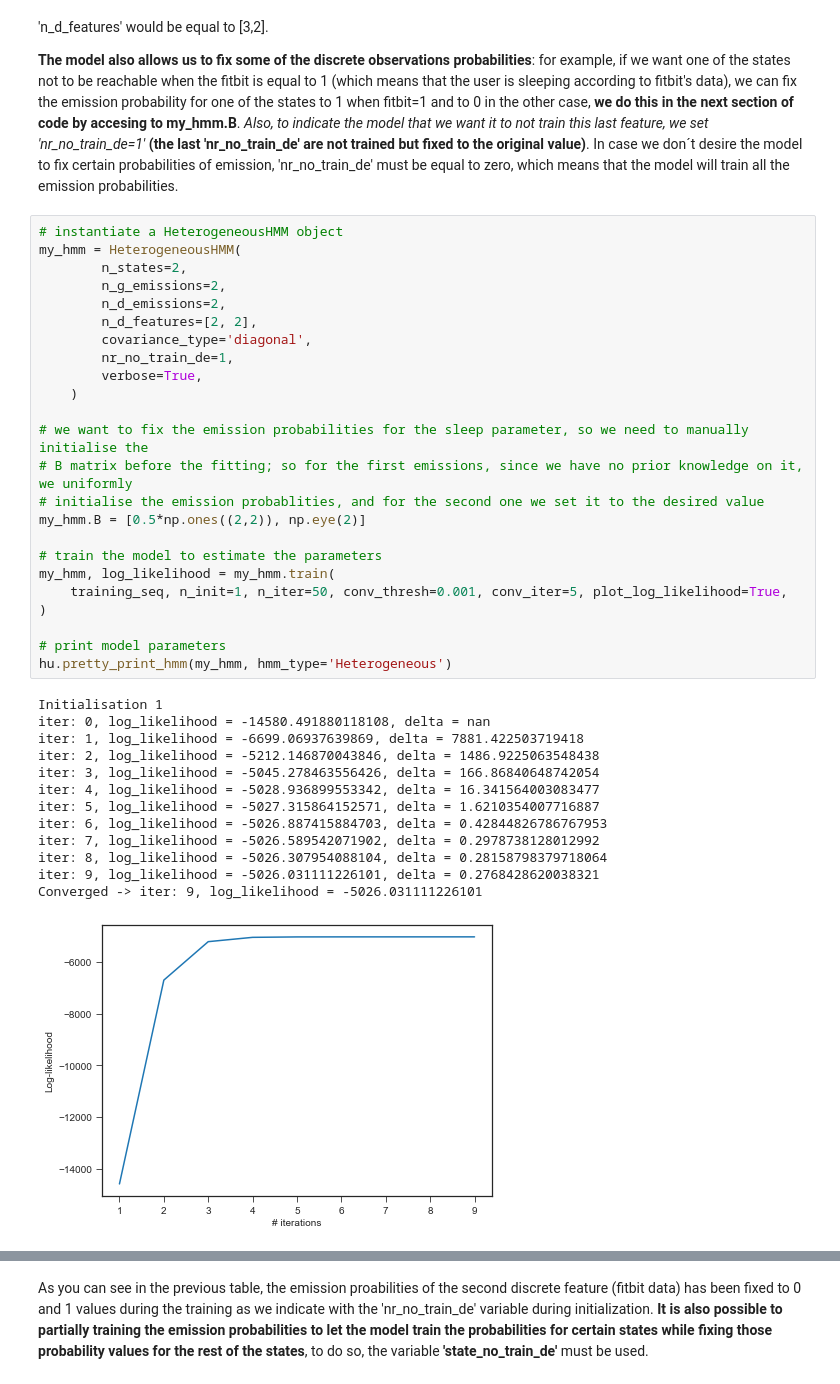
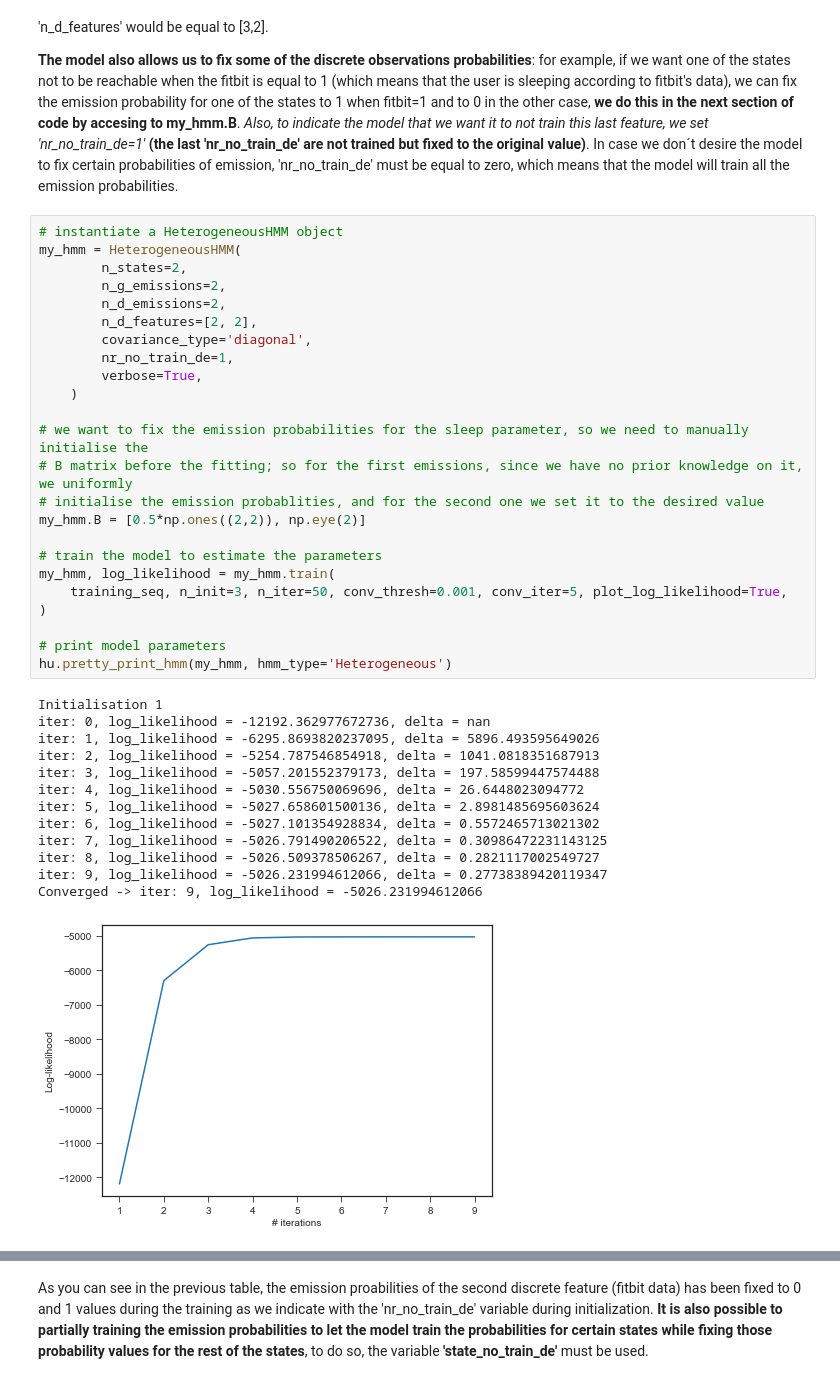
Before and after one commit to fmorenopino/HeterogeneousHMM, a Jupyter notebook: examples/hmm_tutorials.ipynb, the cells around one changed output, grey strips where cells are left out. Drawn from its saved outputs; the diff is of its cells as text.

```diff
--- a/examples/hmm_tutorials.ipynb
+++ b/examples/hmm_tutorials.ipynb
@@ -445,38 +447,38 @@ We create a model that will have 2 states (just to keep it simple), that will ma
 # %%
 # instantiate a HeterogeneousHMM object
 my_hmm = HeterogeneousHMM(
         n_states=2,
         n_g_emissions=2,
         n_d_emissions=2,
         n_d_features=[2, 2],
         covariance_type='diagonal',
         nr_no_train_de=1,
         verbose=True,
     )
 
 # we want to fix the emission probabilities for the sleep parameter, so we need to manually initialise the
 # B matrix before the fitting; so for the first emissions, since we have no prior knowledge on it, we uniformly
 # initialise the emission probablities, and for the second one we set it to the desired value
 my_hmm.B = [0.5*np.ones((2,2)), np.eye(2)]
 
 # train the model to estimate the parameters
 my_hmm, log_likelihood = my_hmm.train(
-    training_seq, n_init=1, n_iter=50, conv_thresh=0.001, conv_iter=5, plot_log_likelihood=True,
+    training_seq, n_init=3, n_iter=50, conv_thresh=0.001, conv_iter=5, plot_log_likelihood=True,
 )
 
 # print model parameters
 hu.pretty_print_hmm(my_hmm, hmm_type='Heterogeneous')
 # %% [output]
 Initialisation 1
-iter: 0, log_likelihood = -14580.491880118108, delta = nan
-iter: 1, log_likelihood = -6699.06937639869, delta = 7881.422503719418
-iter: 2, log_likelihood = -5212.146870043846, delta = 1486.9225063548438
-iter: 3, log_likelihood = -5045.278463556426, delta = 166.86840648742054
-iter: 4, log_likelihood = -5028.936899553342, delta = 16.341564003083477
-iter: 5, log_likelihood = -5027.315864152571, delta = 1.6210354007716887
-iter: 6, log_likelihood = -5026.887415884703, delta = 0.42844826786767953
-iter: 7, log_likelihood = -5026.589542071902, delta = 0.2978738128012992
-iter: 8, log_likelihood = -5026.307954088104, delta = 0.28158798379718064
-iter: 9, log_likelihood = -5026.031111226101, delta = 0.2768428620038321
-Converged -> iter: 9, log_likelihood = -5026.031111226101
+iter: 0, log_likelihood = -12192.362977672736, delta = nan
+iter: 1, log_likelihood = -6295.8693820237095, delta = 5896.493595649026
+iter: 2, log_likelihood = -5254.787546854918, delta = 1041.0818351687913
+iter: 3, log_likelihood = -5057.201552379173, delta = 197.58599447574488
+iter: 4, log_likelihood = -5030.556750069696, delta = 26.6448023094772
+iter: 5, log_likelihood = -5027.658601500136, delta = 2.8981485695603624
+iter: 6, log_likelihood = -5027.101354928834, delta = 0.5572465713021302
+iter: 7, log_likelihood = -5026.791490206522, delta = 0.30986472231143125
+iter: 8, log_likelihood = -5026.509378506267, delta = 0.2821117002549727
+iter: 9, log_likelihood = -5026.231994612066, delta = 0.27738389420119347
+Converged -> iter: 9, log_likelihood = -5026.231994612066
-[figure, old version]
+[figure, new version]
```
Also changed, not shown: parts of 7 cells of this notebook, 23 other files.
